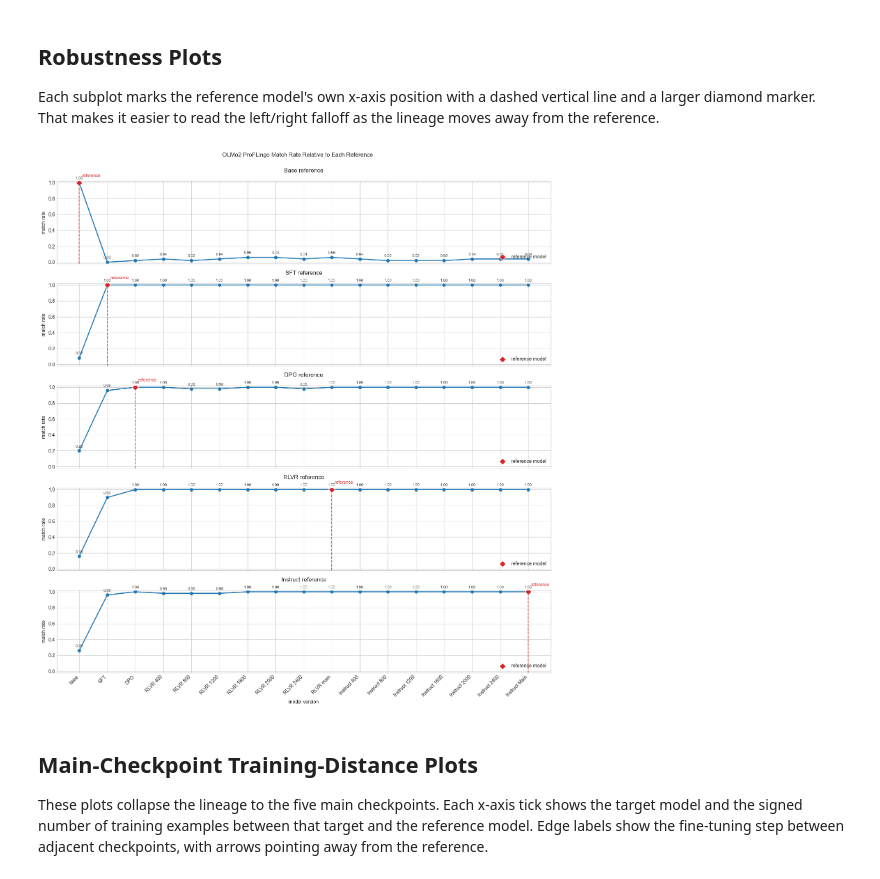
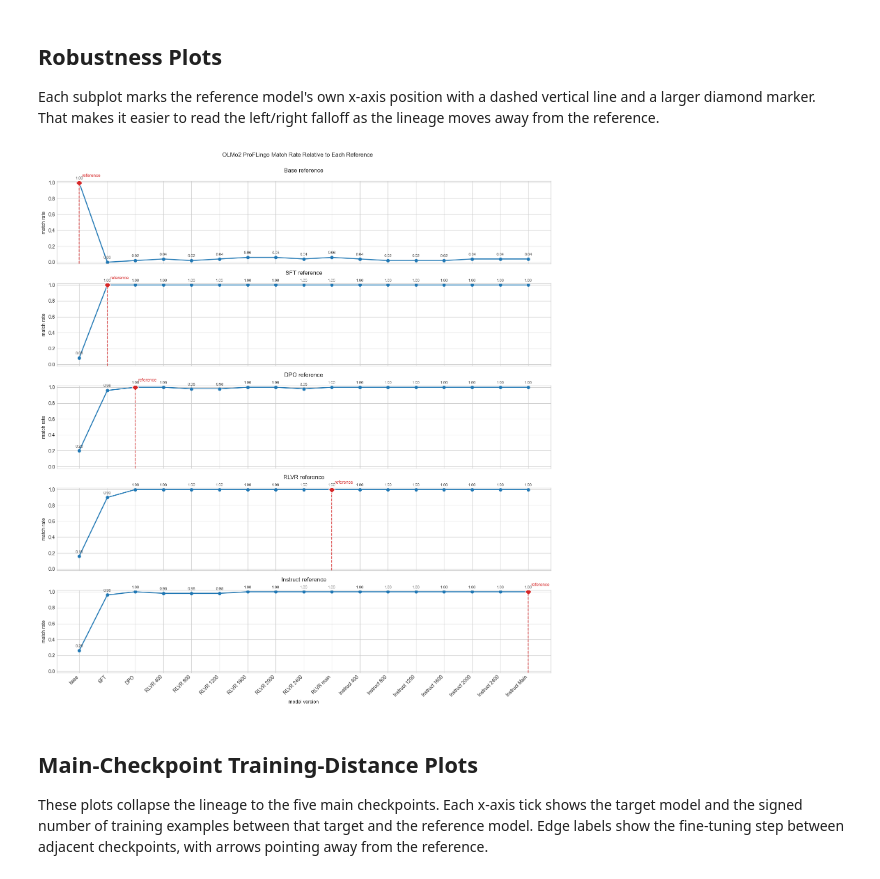
Before and after one commit to AngadK89/robust-auditing, a Jupyter notebook: notebooks/plot_olmo2_proflingo_reference_robustness.ipynb, the cells around one changed output. Drawn from its saved outputs; the diff is of its cells as text; code cells hidden in the pictures.

```diff
--- a/notebooks/plot_olmo2_proflingo_reference_robustness.ipynb
+++ b/notebooks/plot_olmo2_proflingo_reference_robustness.ipynb
@@ -168,35 +168,34 @@ for ax, reference_name in zip(axes, reference_names):
             [ref_row["match_rate"]],
             marker="D",
             s=90,
             color="tab:red",
             edgecolor="white",
             linewidth=1,
             zorder=4,
-            label="reference model",
         )
         ax.annotate(
             "reference",
             xy=(ref_row["order"], ref_row["match_rate"]),
             xytext=(6, 12),
             textcoords="offset points",
             color="tab:red",
             fontsize=9,
         )
     else:
         ax.text(0.01, 0.92, "reference position not configured", transform=ax.transAxes, color="tab:red")
 
     ax.set_title(reference_name, pad=18)
     ax.set_ylabel("match rate")
     ax.set_ylim(-0.02, 1.02)
     ax.legend(loc="lower right")
 
 axes[-1].set_xlabel("model version")
 axes[-1].set_xticks(range(len(MODEL_VERSION_ORDER)), x_labels, rotation=45, ha="right")
 fig.suptitle("OLMo2 ProFLingo Match Rate Relative to Each Reference", y=1.0)
 fig.tight_layout()
 plt.show()
 # %% [output]
-[figure, old version]
+[figure, new version]
 # %% [markdown]
 ## Main-Checkpoint Training-Distance Plots
 
```
Also changed, not shown: parts of 1 cell of this notebook, 1 other file.
